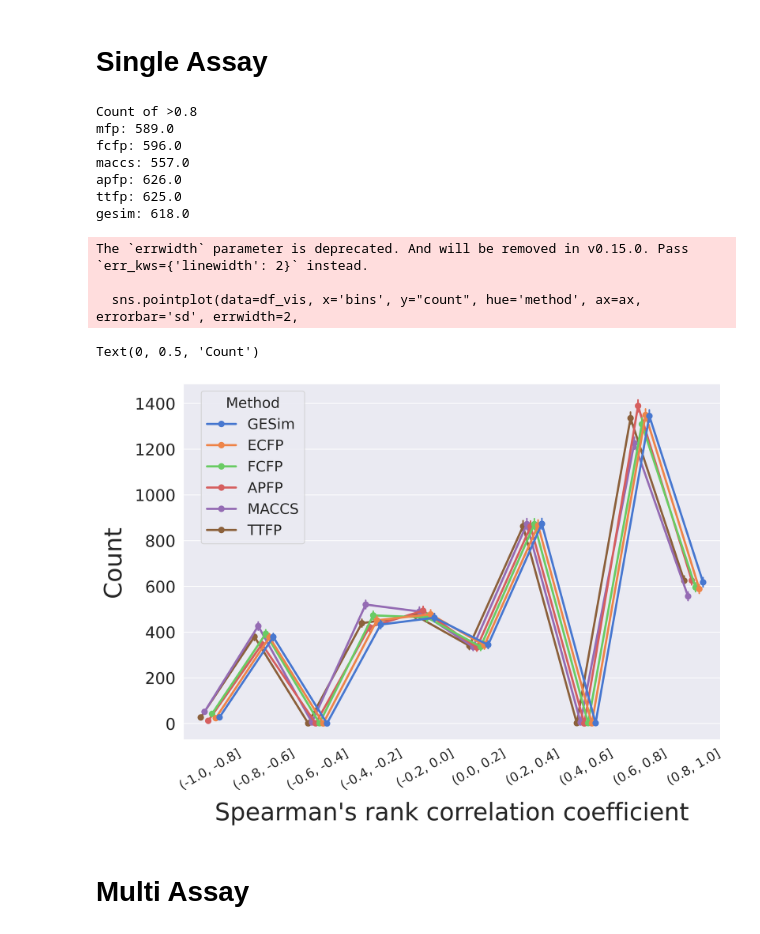
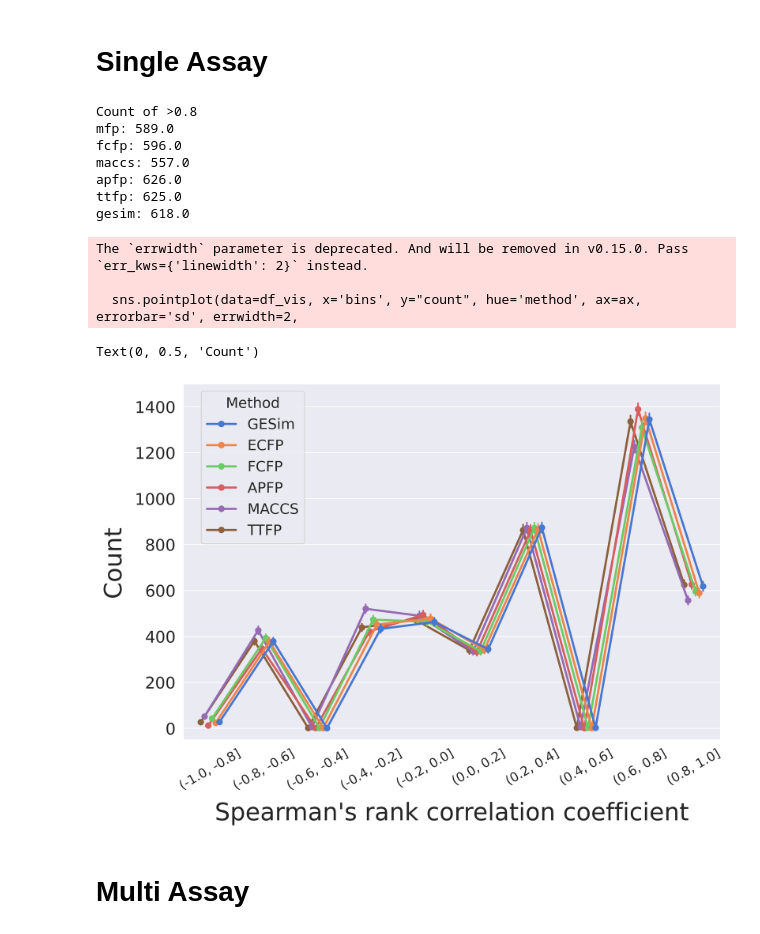
Before and after one commit to ycu-iil/gesim_experiment, a Jupyter notebook: ss_analysis.ipynb, the cells around one changed output. Drawn from its saved outputs; the diff is of its cells as text; code cells hidden in the pictures.

```diff
--- a/ss_analysis.ipynb
+++ b/ss_analysis.ipynb
@@ -35,34 +35,35 @@ rename_dict = {
 for method_name in method_list:
 #for method_name in result_dict.keys():
     for i in range(len(result_dict[method_name])):
         bin_count_df = pd.cut(result_dict[method_name][i], bins=bins).value_counts().rename_axis('bins').reset_index()
         bin_count_df['method'] = [rename_dict[method_name] for _ in range(bin_count_df.shape[0])]
         concat_list.append(bin_count_df)
 df_vis = pd.concat(concat_list)
 
 fig = plt.figure(figsize=(12, 8))
 ax = fig.add_subplot(1, 1, 1)
 sns.pointplot(data=df_vis, x='bins', y="count", hue='method', ax=ax, errorbar='sd', errwidth=2,
               palette=sns.color_palette("muted")[:6][::-1], dodge=0.35, markersize=6)
+ax.set_ylim([-50, 1500])
 handles, labels = ax.get_legend_handles_labels()
 ax.legend(handles[::-1], labels[::-1], title="Method", loc='upper left', bbox_to_anchor=(0.02, 1.), fontsize=18, title_fontsize=18, frameon=True)
 ax.set_xticklabels(ax.get_xticklabels(), fontsize=16, rotation=30)
 ax.set_yticklabels(ax.get_yticklabels(), fontsize=20)
 ax.set_xlabel("Spearman's rank correlation coefficient", fontsize=30, labelpad=12)
 ax.set_ylabel("Count", fontsize=30, labelpad=12)
 # %% [output]
 Count of >0.8
 mfp: 589.0
 fcfp: 596.0
 maccs: 557.0
 apfp: 626.0
 ttfp: 625.0
 gesim: 618.0
 The `errwidth` parameter is deprecated. And will be removed in v0.15.0. Pass `err_kws={'linewidth': 2}` instead.
 
   sns.pointplot(data=df_vis, x='bins', y="count", hue='method', ax=ax, errorbar='sd', errwidth=2,
 Text(0, 0.5, 'Count')
-[figure, old version]
+[figure, new version]
 # %% [markdown]
 # Multi Assay
 # %%
```
Also changed, not shown: parts of 1 cell of this notebook.
